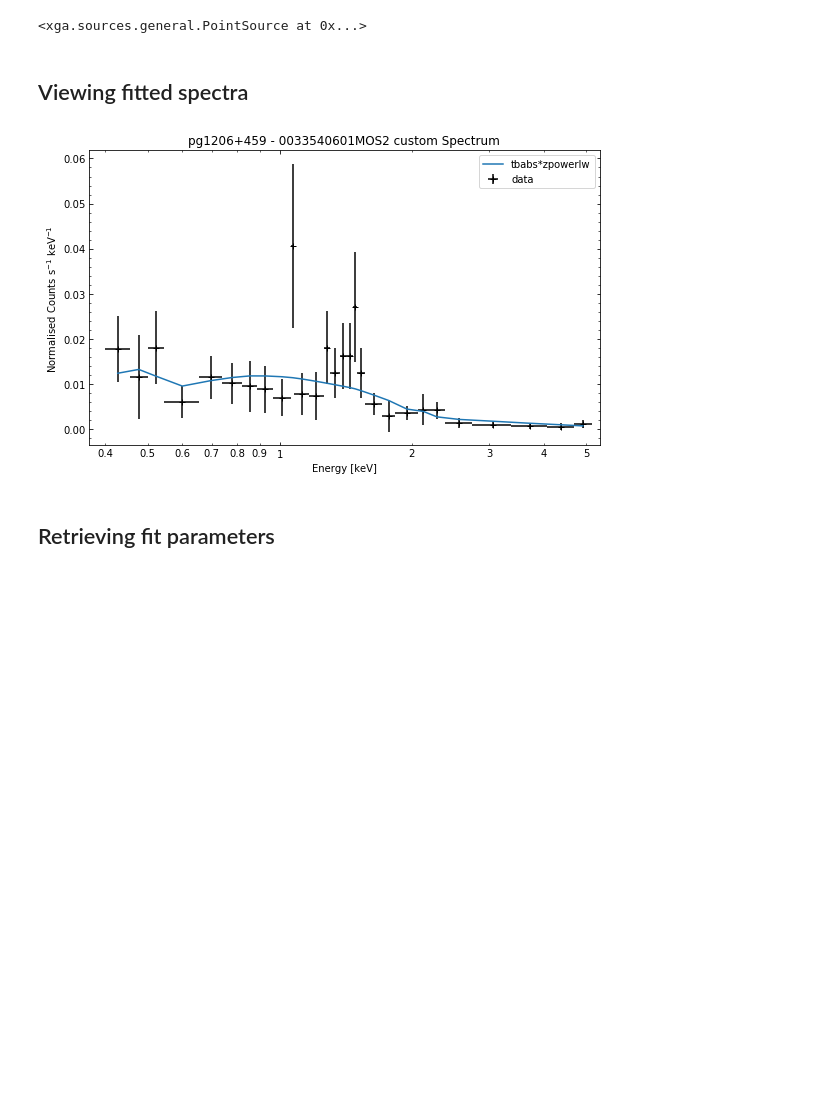
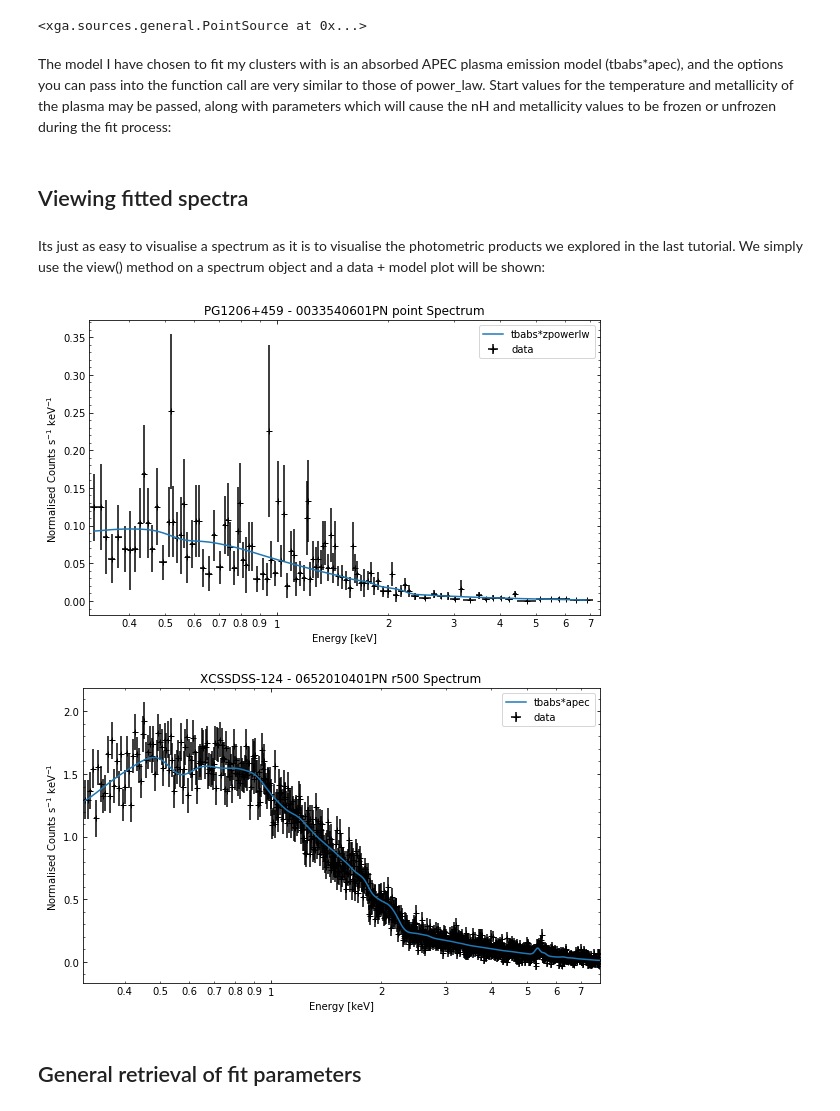
Before and after one commit to DavidT3/XGA, a Jupyter notebook: docs/source/notebooks/tutorials/spectroscopy.ipynb, the cells around one changed output. Saved outputs shown, nothing was run; the diff lists cells and outputs as text; code cells hidden in the pictures; blank space fills up the shorter version.

Commit message:
A nearly complete first draft of the spectroscopy tutorial section of the documentation

```diff
--- a/docs/source/notebooks/tutorials/spectroscopy.ipynb
+++ b/docs/source/notebooks/tutorials/spectroscopy.ipynb
@@ -41,6 +41,6 @@ Pre-generating necessary products
 # %% [markdown]
 Here I'm defining a point source object for a Quasar at z~0.9, this object has no particular interest or significance (at least not to me), but it will be used to demonstrate the fitting of a powerlaw by XSPEC:
 # %%
-demo_src = PointSource(182.2416, 45.67667, 0.9254, name='pg 1206+459')
+demo_src = PointSource(182.2416, 45.67667, 0.9254, name='PG1206+459')
 # %% [markdown]
 ## Generating Spectra for our sources
@@ -50,0 +53,6 @@ evselect_spectrum(demo_src, 'custom')
+# %%
+# For the Quasar, we want to use the point region type
+demo_src = evselect_spectrum(demo_src, 'point')
+
+# Whereas for my sample of clusters I've decided I want to use the R500 regions
+demo_smp = evselect_spectrum(demo_smp, 'r500')
@@ -53,12 +69,23 @@ evselect_spectrum(demo_src, 'custom')
 # %%
-power_law(demo_src, 'custom', redshifted=True)
+demo_src = power_law(demo_src, 'point', redshifted=True)
 # %% [output]
 <xga.sources.general.PointSource at 0x...>
+# %% [markdown]
+The model I have chosen to fit my clusters with is an absorbed APEC plasma emission model (tbabs\*apec), and the options you can pass into the function call are very similar to those of power_law. Start values for the temperature and metallicity of the plasma may be passed, along with parameters which will cause the nH and metallicity values to be frozen or unfrozen during the fit process:
+# %%
+demo_smp = single_temp_apec(demo_smp, 'r500')
 # %% [markdown]
 ## Viewing fitted spectra
-# %%
-demo_src.get_products('spectrum')[2].view()
-# %% [output]
-[figure, removed]
+# %% [markdown]
+Its just as easy to visualise a spectrum as it is to visualise the photometric products we explored in the last tutorial. We simply use the view() method on a spectrum object and a data + model plot will be shown:
+# %%
+# We just grab a random spectrum from the Quasar source to demonstrate the view method
+demo_src.get_products('spectrum')[0].view()
+
+# We take a spectrum from the first cluster in our sample (XCSSDSS-124), and view that
+demo_smp[0].get_products('spectrum')[0].view()
+# %% [output]
+[figure, added]
+[figure, added]
 # %% [markdown]
-## Retrieving fit parameters
+## General retrieval of fit parameters
```
Also changed, not shown: parts of 14 cells of this notebook.
